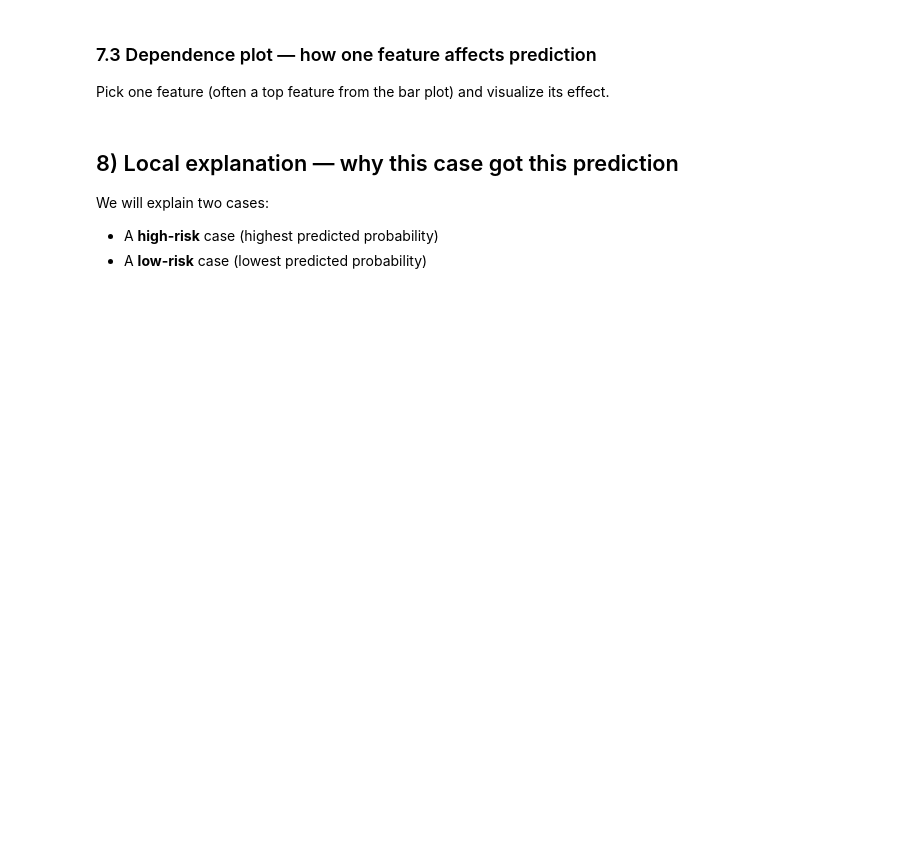
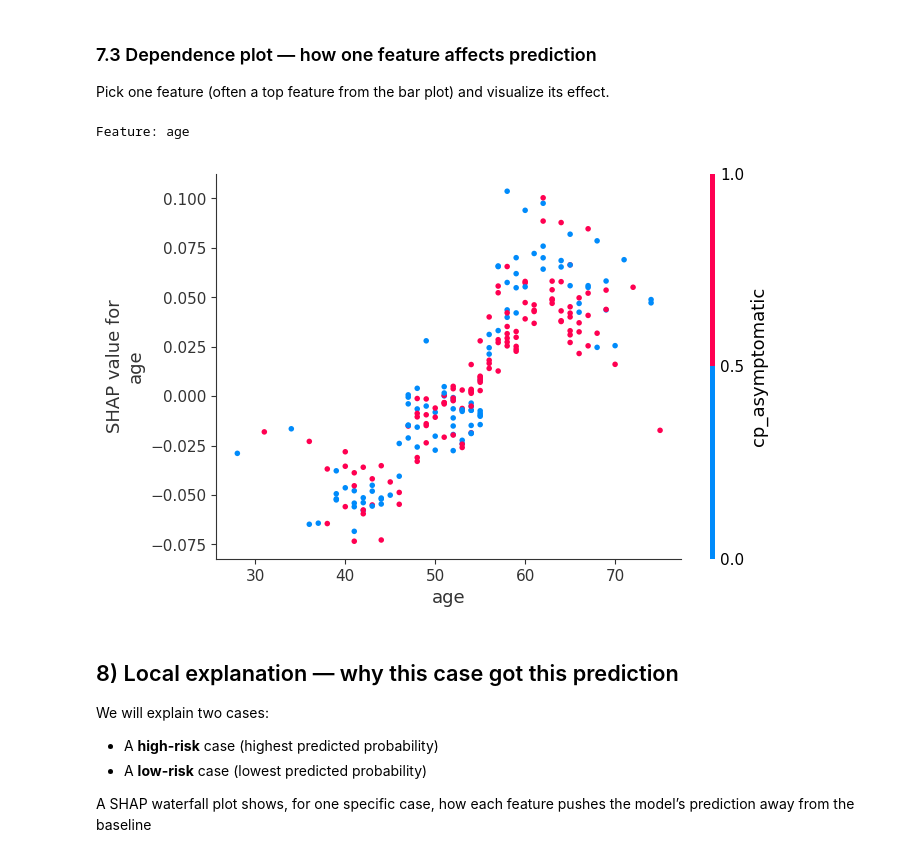
Before and after one commit to pvateekul/digitalhealth-ai2025, a Jupyter notebook: code/Class07_ASR&FactRecognition/Lab_7_3_SHAPValues.ipynb, the cells around one changed output. Drawn from its saved outputs; the diff is of its cells as text; code cells hidden in the pictures; blank space fills up the shorter version.

```diff
--- a/code/Class07_ASR&FactRecognition/Lab_7_3_SHAPValues.ipynb
+++ b/code/Class07_ASR&FactRecognition/Lab_7_3_SHAPValues.ipynb
@@ -225,22 +358,27 @@ shap.summary_plot(shap_pos, X_test_dense, feature_names=feature_names, plot_type
 Pick one feature (often a top feature from the bar plot) and visualize its effect.
 # %%
 # Choose a feature to inspect (edit this if you want)
-feature_to_plot = feature_names[0]  # change to a more interesting feature after you see the bar plot
+feature_to_plot = feature_names[0]
 print("Feature:", feature_to_plot)
 
 shap.dependence_plot(
     feature_to_plot,
     shap_pos,
-    X_test_dense,
+    X_test_t,
     feature_names=feature_names,
     show=True
 )
+# %% [output]
+Feature: age
+[figure, added]
 # %% [markdown]
 ## 8) Local explanation — why this case got this prediction
 
 We will explain two cases:
 - A **high-risk** case (highest predicted probability)
 - A **low-risk** case (lowest predicted probability)
+
+A SHAP waterfall plot shows, for one specific case, how each feature pushes the model’s prediction away from the baseline
 # %%
 # Get predicted probabilities for each test case
 test_probs = clf.predict_proba(X_test)[:, 1]
```
Also changed, not shown: parts of 16 cells of this notebook, 1 other file.
